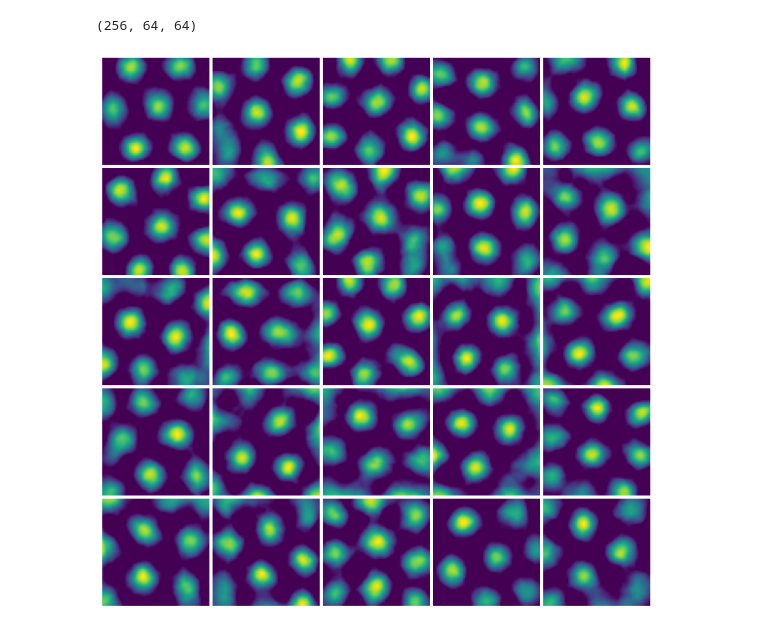
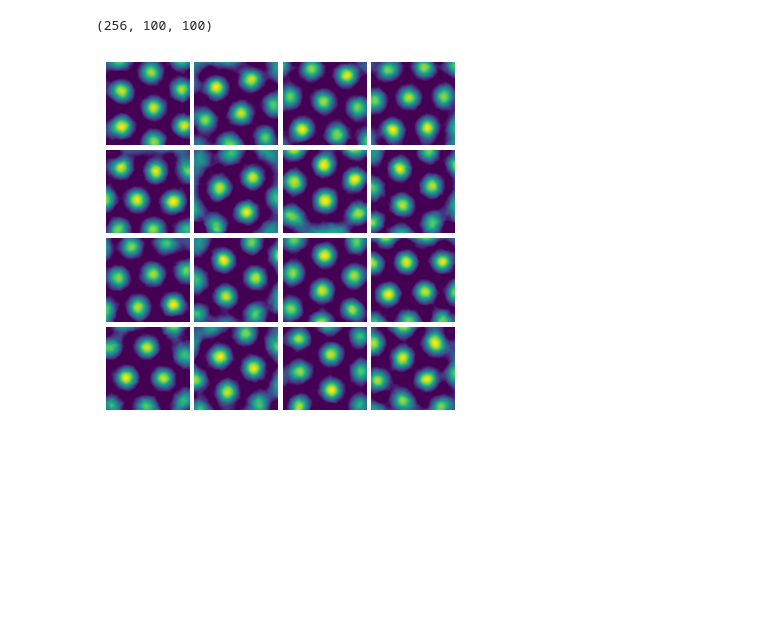
Before and after one commit to bioAI-Oslo/GridsWithoutPI, a Jupyter notebook: analyse-grids.ipynb, the cells around one changed output. Cells and saved outputs as stored; diff of their text form; code cells hidden in the pictures; blank space fills up the shorter version.

```diff
--- a/analyse-grids.ipynb
+++ b/analyse-grids.ipynb
@@ -17,7 +42,7 @@ model.to(device)
 model = model.load()
 # %%
 # evaluate on 64x64 grid
-res = 64
+res = 100
 x = np.linspace(-1, 1, res)*2*np.pi
 y = np.linspace(-1, 1, res)*2*np.pi
 xx, yy = np.meshgrid(x,y)
@@ -27,8 +52,8 @@ gs = gs.detach().cpu().numpy()
 gs = gs.T.reshape(-1,res,res)
 gs.shape
 # %% [output]
-(256, 64, 64)
+(256, 100, 100)
 # %%
-multiimshow(gs[:25], figsize=(10,10), normalize=False);
+multiimshow(gs[:16], figsize=(4,4), normalize=False);
 # %% [output]
-[figure, old version]
+[figure, new version]
```
Also changed, not shown: parts of 19 cells of this notebook.
